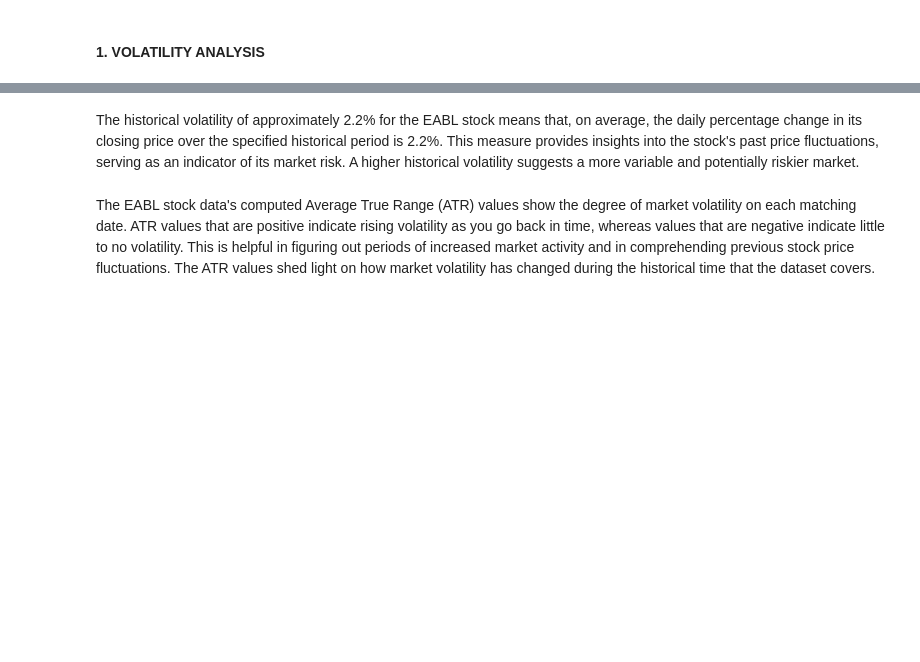
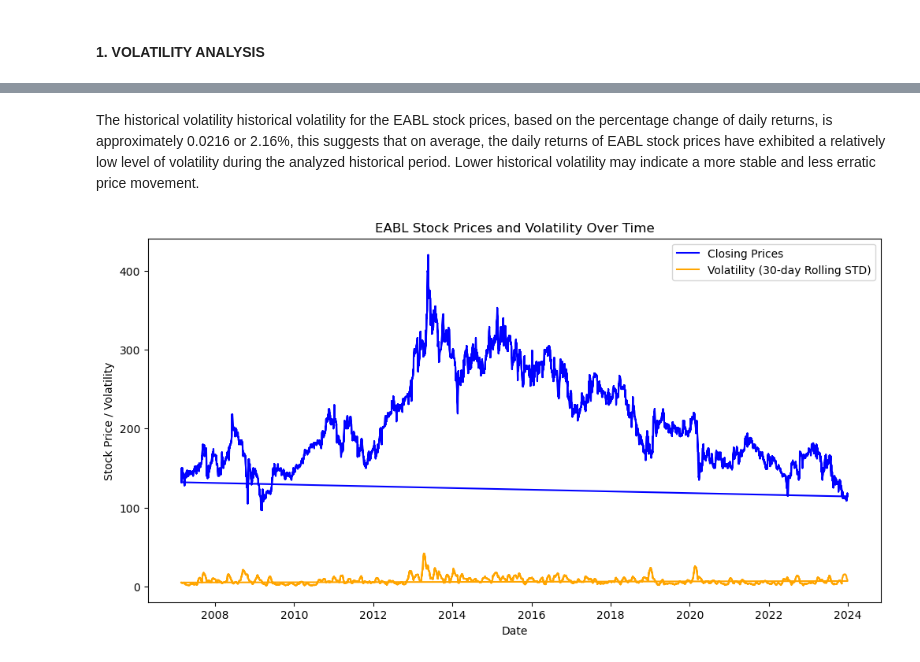
Before and after one commit to derak-isaack/dsc-capstone-project_finale, a Jupyter notebook: main.ipynb, the cells around one changed output, grey strips where cells are left out. Cells and saved outputs as stored; diff of their text form; code cells hidden in the pictures; blank space fills up the shorter version.

```diff
--- a/main.ipynb
+++ b/main.ipynb
@@ -208,4 +213,0 @@ VWAP is a significant metric in financial analysis, helping traders and investor
-# %%
-# Computing the percentage change for relevant columns
-merged_data['Close_Pct_Change'] = merged_data['Close'].pct_change() * 100
-merged_data['Close_Pct_Change']
@@ -253,3 +271,0 @@ The 'Days_Since_Last_Dividend' column provides a chronological count of the numb
-# %%
-merged_data['Close_Volume_Product'] = merged_data['Close'] * merged_data['Volume']
-merged_data['Close_Volume_Product']
@@ -270,0 +320,11 @@ Created a new interaction feature called 'Close_Volume_Product' by multiplying t
+# %%
+# Lagged Features
+merged_data['Close_Lag_1'] = merged_data['Close'].shift(1)
+merged_data['Mean_Lag_1'] = merged_data['Mean'].shift(1)
+
+# Print the results
+print("Close Percentage Change:")
+print(merged_data['Close'])
+
+print("\nMean Percentage Change:")
+print(merged_data['Mean'])
@@ -277,0 +355,7 @@ volatility
+# %%
+# Convert 'Close' column to numeric
+merged_data['Close'] = pd.to_numeric(merged_data['Close'], errors='coerce')
+
+# Calculate volatility after converting the 'Close' column to numeric
+volatility = merged_data['Close'].std()
+print("Volatility:", volatility)
@@ -284,2 +371,0 @@ historical_volatility
-# %% [markdown]
-The historical volatility of approximately 2.2% for the EABL stock means that, on average, the daily percentage change in its closing price over the specified historical period is 2.2%. This measure provides insights into the stock's past price fluctuations, serving as an indicator of its market risk. A higher historical volatility suggests a more variable and potentially riskier market.
@@ -295,2 +371,0 @@ print(atr)
-# %% [markdown]
-The EABL stock data's computed Average True Range (ATR) values show the degree of market volatility on each matching date. ATR values that are positive indicate rising volatility as you go back in time, whereas values that are negative indicate little to no volatility. This is helpful in figuring out periods of increased market activity and in comprehending previous stock price fluctuations. The ATR values shed light on how market volatility has changed during the historical time that the dataset covers.
@@ -313,10 +372,17 @@ plt.show()
+# %% [markdown]
+The historical volatility historical volatility for the EABL stock prices, based on the percentage change of daily returns, is approximately 0.0216 or 2.16%, this suggests that on average, the daily returns of EABL stock prices have exhibited a relatively low level of volatility during the analyzed historical period. Lower historical volatility may indicate a more stable and less erratic price movement.
 # %%
-# Volatility clustering plot
-plt.figure(figsize=(10, 6))
-plt.plot(df.index, df['Close'], label='EABL Stock Prices')
-plt.plot(df.index, df['Close'].rolling(window=30).std(), label='Rolling Volatility (30 days)')
+# Plotting daily closing prices
+plt.figure(figsize=(12, 6))
+plt.plot(merged_data['Date'], merged_data['Close'], label='Closing Prices', color='blue')
+
+# Plotting rolling standard deviation for volatility
+plt.plot(merged_data['Date'], merged_data['Close'].rolling(window=30).std(), label='Volatility (30-day Rolling STD)', color='orange')
+
+plt.title('EABL Stock Prices and Volatility Over Time')
 plt.xlabel('Date')
-plt.ylabel('Closing Price / Volatility')
-plt.title('Volatility Clustering in EABL Stock Prices')
+plt.ylabel('Stock Price / Volatility')
 plt.legend()
 plt.show()
+# %% [output]
+[figure, added]
```
Also changed, not shown: parts of 44 cells of this notebook.
